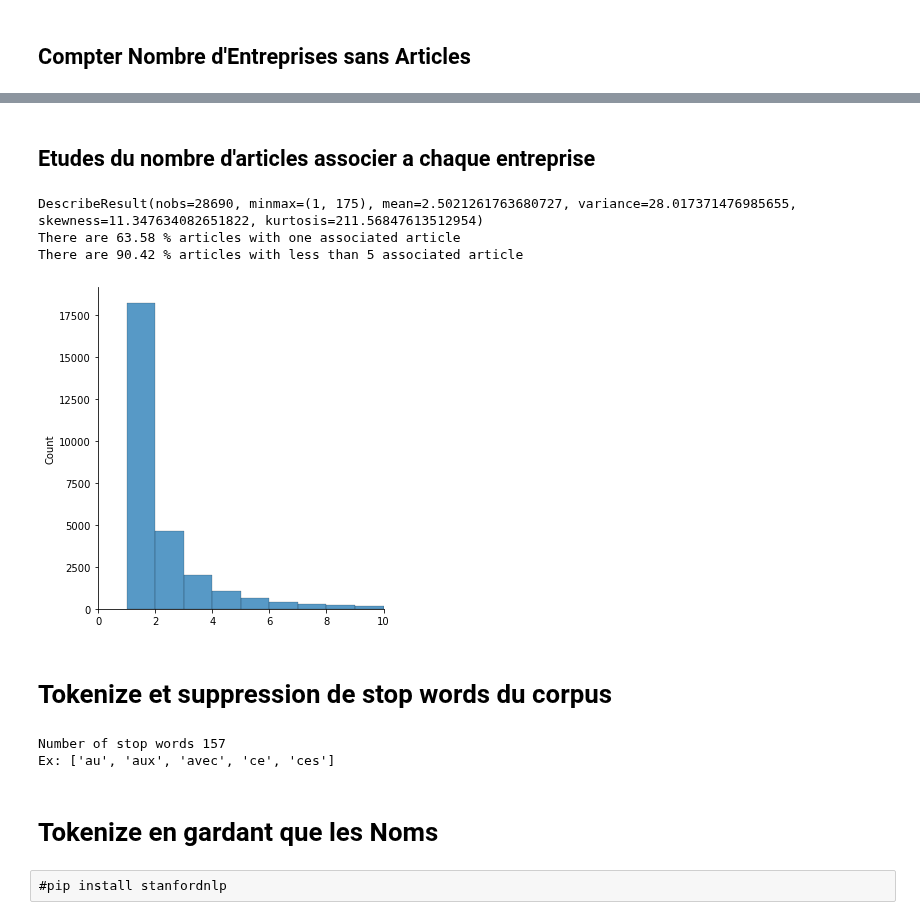
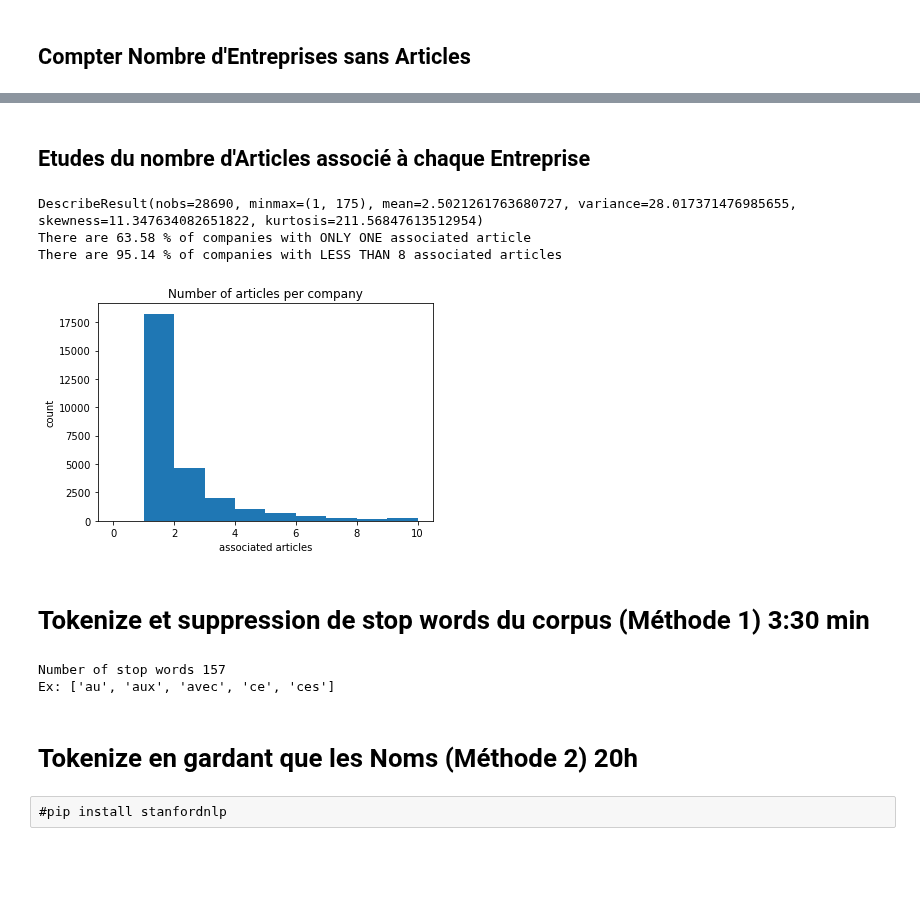
Before and after one commit to clemTJ/Company-Information-PSAT, a Jupyter notebook: textes_francais.ipynb, the cells around one changed output, grey strips where cells are left out. Saved outputs shown, nothing was run; the diff lists cells and outputs as text; code cells hidden in the pictures; blank space fills up the shorter version.

```diff
--- a/textes_francais.ipynb
+++ b/textes_francais.ipynb
@@ -66,15 +67,15 @@ dict_count = dict()
 for document in corpus_list:
     sir_list = document["siren"]
     for siren in sir_list:
-        if len(siren)>10: # Should not be triggered
+        if len(siren)>10 or len(siren)<4 : # Should not be triggered
             print ("ALERT:",siren)
         if siren in dict_count.keys():
             dict_count[siren] +=1
         else:
             dict_count[siren] = 1
-print ("There are",len(dict_count.keys()),"companies with labels out of the", len(dict_names.keys()), "companies")
-print ("there are",len(dict_names.keys())-len(dict_count.keys()),"companies with no articles")
-print (round(len(dict_count)/(len(dict_names))*100,2),"% of the companies have articles")
+print ("There are",len(dict_count.keys()),"companies with articles out of the", len(dict_names.keys()), "companies")
+print ("There are",len(dict_names.keys())-len(dict_count.keys()),"companies with no articles")
+print (round(len(dict_count)/(len(dict_names))*100,2),"% of the companies have at least one article")
 print ("Each article of the corpus has:",corpus_list[0].keys())
 #corpus_list[0]["corpus"]
 # %% [output]
@@ -113,2 +117,2 @@ There are 9362 arcticles with more that one tag out of the 57538 articles
 # %% [markdown]
-## Etudes du nombre d'articles associer a chaque entreprise
+## Etudes du nombre d'Articles associé à chaque Entreprise
@@ -120,22 +119,24 @@ from scipy import stats
 # %%
 # On prendre seulement les entreprises avec au moins un articles associer
-#sns.set(rc={'figure.figsize':(40,5)})
+
 values = list(dict_count.values())
-sns.displot(values, binwidth=1) #bins=20
-plt.xlim(0, 10)
+plt.hist(values,range =(0,10), bins=10) #bins=20
+plt.xlabel('associated articles')
+plt.ylabel('count')
+plt.title('Number of articles per company')
 
-number = 5
+number = 8
 print(stats.describe(values))
-print ("There are",round(values.count(1)/len(values)*100,2), "% articles with one associated article")
+print ("There are",round(values.count(1)/len(values)*100,2), "% of companies with ONLY ONE associated article")
 under_n = [1 for i in values if i < number]
-print ("There are",round(len(under_n)/len(values)*100,2), "% articles with less than",number,"associated article")
+print ("There are",round(len(under_n)/len(values)*100,2), "% of companies with LESS THAN",number,"associated articles")
 # %% [output]
 DescribeResult(nobs=28690, minmax=(1, 175), mean=2.5021261763680727, variance=28.017371476985655, skewness=11.347634082651822, kurtosis=211.56847613512954)
-There are 63.58 % articles with one associated article
-There are 90.42 % articles with less than 5 associated article
+There are 63.58 % of companies with ONLY ONE associated article
+There are 95.14 % of companies with LESS THAN 8 associated articles
-[figure, old version]
+[figure, new version]
 # %% [markdown]
-# Tokenize et suppression de stop words du corpus
+# Tokenize et suppression de stop words du corpus (Méthode 1) 3:30 min
 # %%
 #imports
 import nltk
@@ -169,7 +170,7 @@ for document in tqdm(corpus_cleaned):
     document["corpus"] = cleaned_words
 # 100%|██████████| 57540/57540 [03:30<00:00, 273.74it/s]
 # %% [markdown]
-# Tokenize en gardant que les Noms
+# Tokenize en gardant que les Noms (Méthode 2) 20h
 # %% [raw]
 #pip install stanfordnlp
 # %%
```
Also changed, not shown: parts of 46 cells of this notebook, 3 other files.
